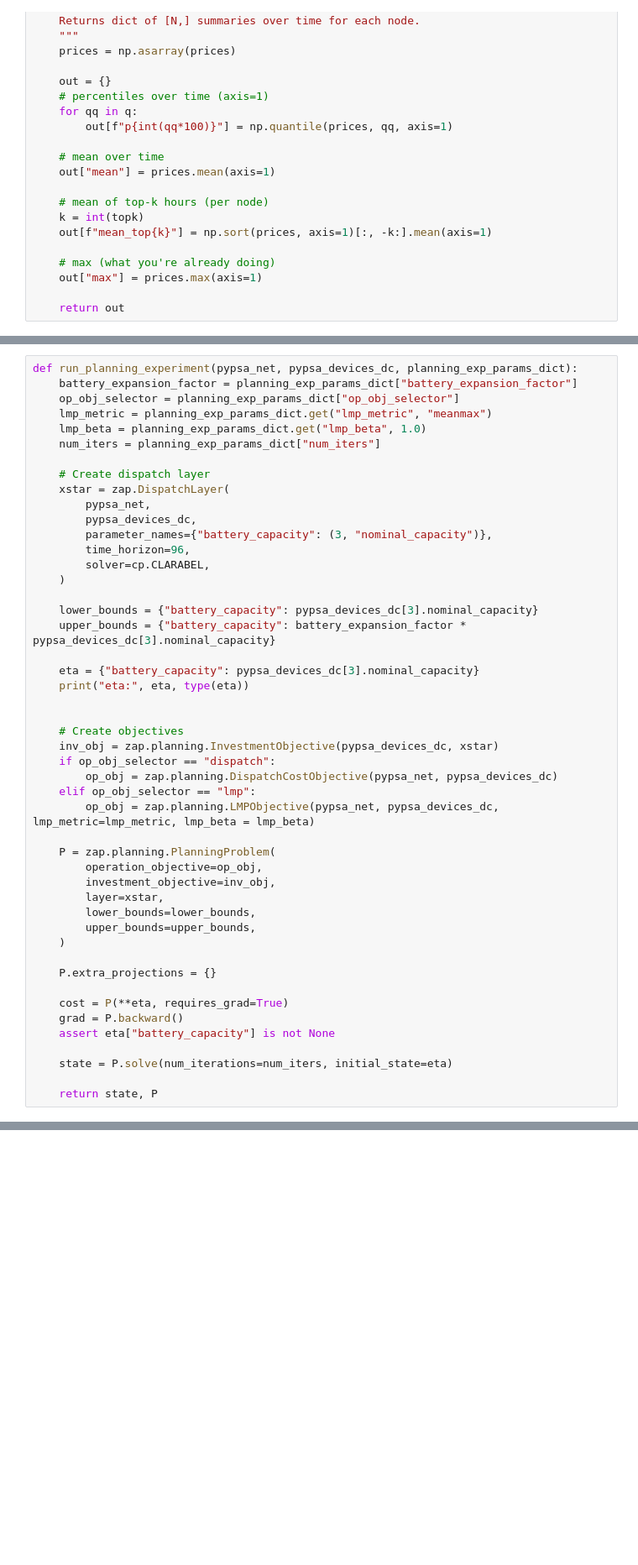
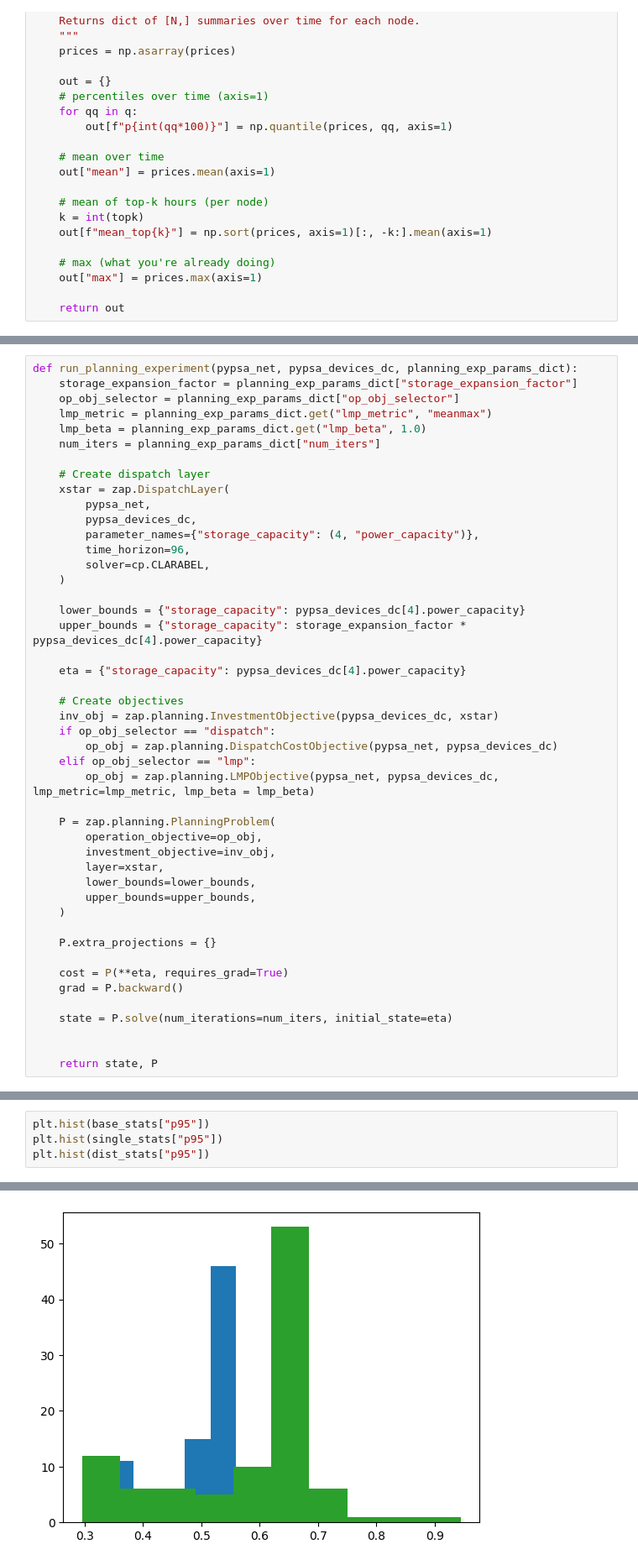
Before and after one commit to llanoajm/zap, a Jupyter notebook: development/storage_lever_exps.ipynb, the cells around one changed output, grey strips where cells are left out. Shown at 84% size. Cells and saved outputs as stored; diff of their text form; blank space fills up the shorter version.

```diff
--- a/development/storage_lever_exps.ipynb
+++ b/development/storage_lever_exps.ipynb
@@ -216,6 +204,6 @@ array([2.00000000e-03, 1.00000000e-03, 1.43000000e-02, 1.13000000e-01,
 # %%
 def run_planning_experiment(pypsa_net, pypsa_devices_dc, planning_exp_params_dict):
-    battery_expansion_factor = planning_exp_params_dict["battery_expansion_factor"]
+    storage_expansion_factor = planning_exp_params_dict["storage_expansion_factor"]
     op_obj_selector = planning_exp_params_dict["op_obj_selector"]
     lmp_metric = planning_exp_params_dict.get("lmp_metric", "meanmax")
     lmp_beta = planning_exp_params_dict.get("lmp_beta", 1.0)
@@ -225,17 +213,15 @@ def run_planning_experiment(pypsa_net, pypsa_devices_dc, planning_exp_params_dic
     xstar = zap.DispatchLayer(
         pypsa_net,
         pypsa_devices_dc,
-        parameter_names={"battery_capacity": (3, "nominal_capacity")},
+        parameter_names={"storage_capacity": (4, "power_capacity")},
         time_horizon=96,
         solver=cp.CLARABEL,
     )
 
-    lower_bounds = {"battery_capacity": pypsa_devices_dc[3].nominal_capacity}
-    upper_bounds = {"battery_capacity": battery_expansion_factor * pypsa_devices_dc[3].nominal_capacity}
+    lower_bounds = {"storage_capacity": pypsa_devices_dc[4].power_capacity}
+    upper_bounds = {"storage_capacity": storage_expansion_factor * pypsa_devices_dc[4].power_capacity}
 
-    eta = {"battery_capacity": pypsa_devices_dc[3].nominal_capacity}
-    print("eta:", eta, type(eta))
-
+    eta = {"storage_capacity": pypsa_devices_dc[4].power_capacity}
 
     # Create objectives
     inv_obj = zap.planning.InvestmentObjective(pypsa_devices_dc, xstar)
@@ -256,8 +242,8 @@ def run_planning_experiment(pypsa_net, pypsa_devices_dc, planning_exp_params_dic
 
     cost = P(**eta, requires_grad=True)
     grad = P.backward()
-    assert eta["battery_capacity"] is not None
 
     state = P.solve(num_iterations=num_iters, initial_state=eta)
 
+
     return state, P
@@ -294,0 +432,5 @@ TypeError: zap.planning.problem_abstract.AbstractPlanningProblem.forward_and_bac
+# %%
+plt.hist(base_stats["p95"])
+plt.hist(single_stats["p95"])
+plt.hist(dist_stats["p95"])
+# %% [output]
@@ -294,0 +442 @@ TypeError: zap.planning.problem_abstract.AbstractPlanningProblem.forward_and_bac
+[figure, added]
```
Also changed, not shown: parts of 31 cells of this notebook.
